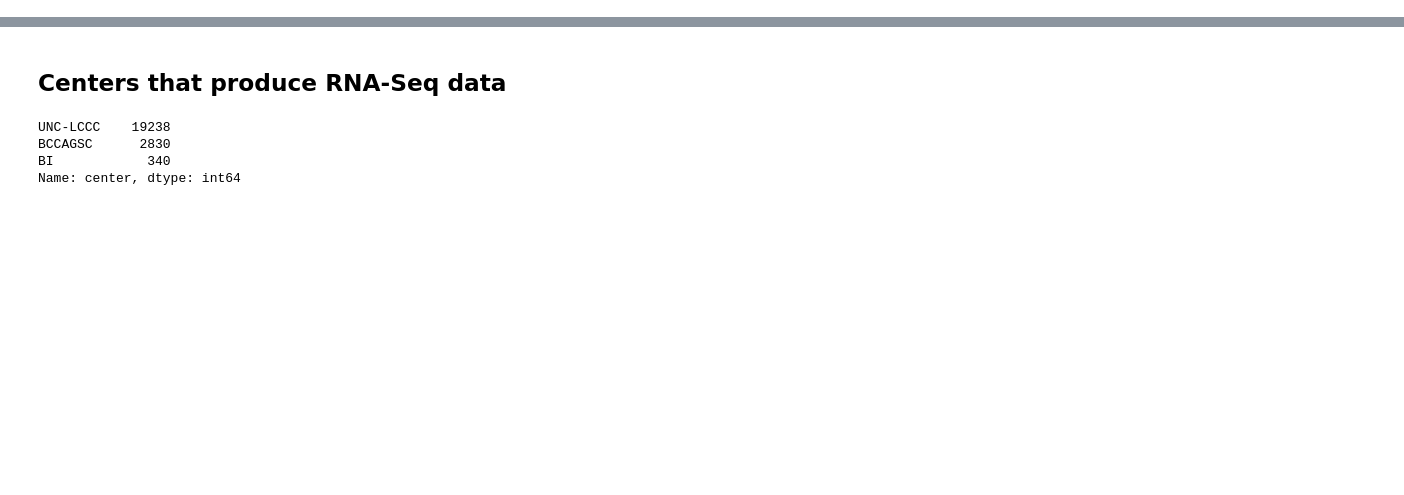
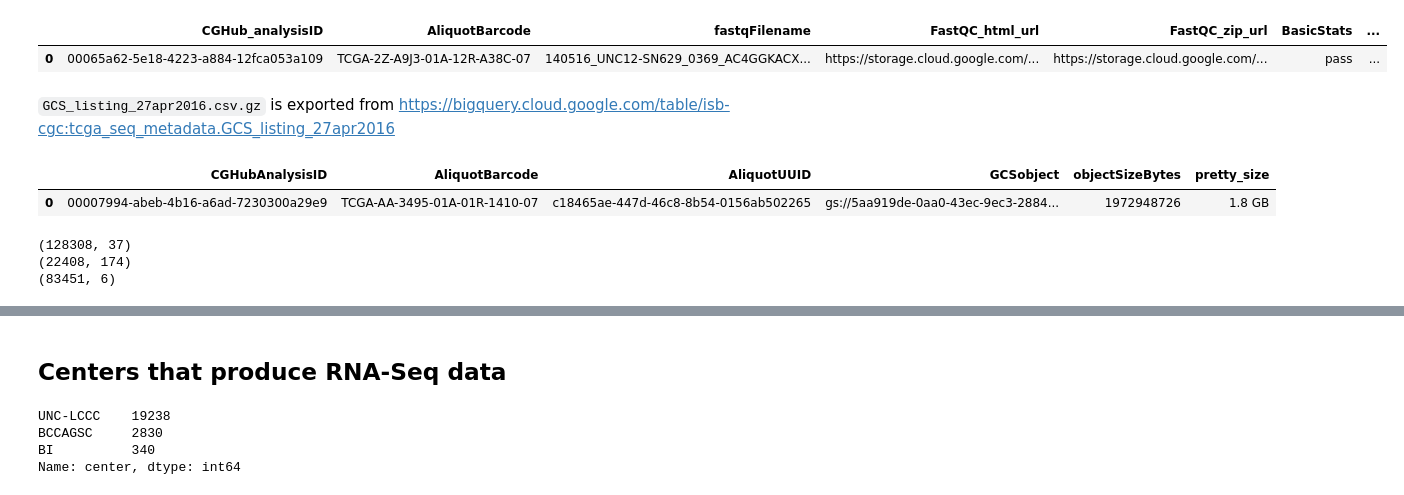
Before and after one commit to bcgsc/tasrkleat-TCGA-analysis-scripts, a Jupyter notebook: notebooks/TCGA-RNA-Seq-FASTA-read-length-analysis.ipynb, the cells around one changed output, grey strips where cells are left out. Saved outputs shown, nothing was run; the diff lists cells and outputs as text; code cells hidden in the pictures; blank space fills up the shorter version.

```diff
--- a/notebooks/TCGA-RNA-Seq-FASTA-read-length-analysis.ipynb
+++ b/notebooks/TCGA-RNA-Seq-FASTA-read-length-analysis.ipynb
@@ -28,0 +27,9 @@ df.head()
+# %%
+df1 = pd.read_csv('RNAseq_FastQC.csv.gz', compression='gzip')
+# %%
+df1.head(1)
+# %% [output]
+|  | CGHub_analysisID | AliquotBarcode | fastqFilename | FastQC_html_url | FastQC_zip_url | BasicStats | ... |
+| 0 | 00065a62-5e18-4223-a884-12fca053a109 | TCGA-2Z-A9J3-01A-12R-A38C-07 | 140516_UNC12-SN629_0369_AC4GGKACX... | https://storage.cloud.google.com/... | https://storage.cloud.google.com/... | pass | ... |
+# %% [markdown]
+`GCS_listing_27apr2016.csv.gz` is exported from https://bigquery.cloud.google.com/table/isb-cgc:tcga_seq_metadata.GCS_listing_27apr2016
@@ -29 +40,14 @@ df.head()
+# %%
+df2.head(1)
+# %% [output]
+|  | CGHubAnalysisID | AliquotBarcode | AliquotUUID | GCSobject | objectSizeBytes | pretty_size |
+| 0 | 00007994-abeb-4b16-a6ad-7230300a29e9 | TCGA-AA-3495-01A-01R-1410-07 | c18465ae-447d-46c8-8b54-0156ab502265 | gs://5aa919de-0aa0-43ec-9ec3-2884... | 1972948726 | 1.8 GB |
+# %%
+print(df0.shape)
+print(df1.shape)
+print(df2.shape)
+# %% [output]
+(128308, 37)
+(22408, 174)
+(83451, 6)
 # %%
```
Also changed, not shown: parts of 91 cells of this notebook.
